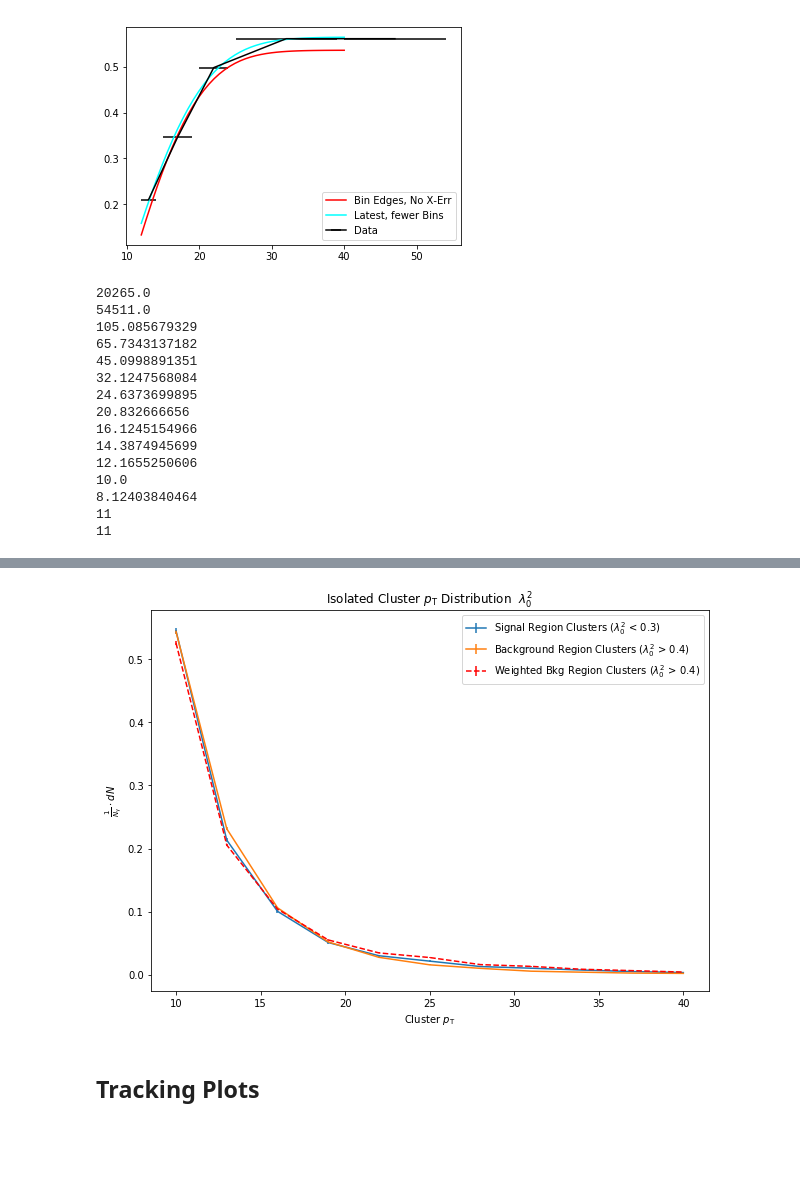
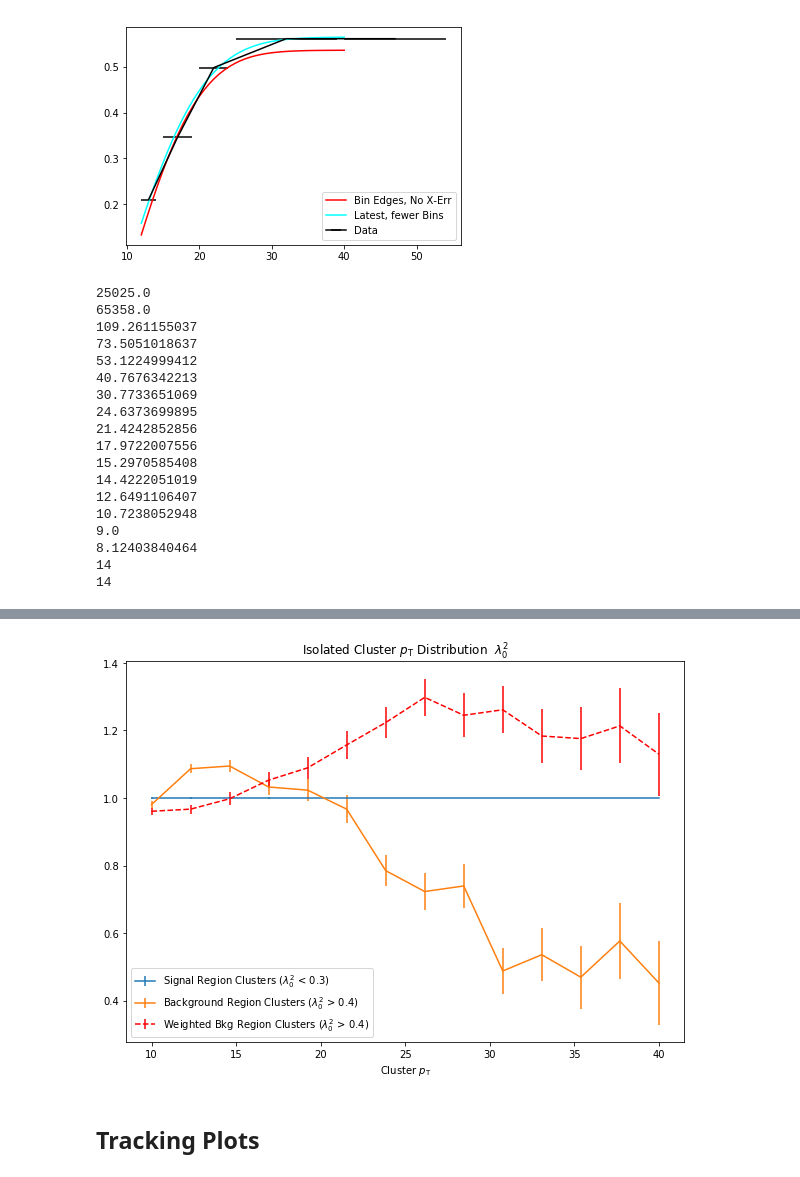
Before and after one commit to ftoralesacosta/GH_Correlations, a Jupyter notebook: Analysis_Notebooks/Projections_Pairs.ipynb, the cells around one changed output, grey strips where cells are left out. Drawn from its saved outputs; the diff is of its cells as text; code cells hidden in the pictures; blank space fills up the shorter version.

```diff
--- a/Analysis_Notebooks/Projections_Pairs.ipynb
+++ b/Analysis_Notebooks/Projections_Pairs.ipynb
@@ -544,7 +544,7 @@ Shower_Shape = "L0"
 if (Shower_Shape=="NN"):
     File = '../InputData/13f_SE_NN_Correlation.root'
 elif (Shower_Shape=="L0"):
-    File = '../InputData/zT_Rebin_8_006zT06zTOldBinNewNewPurity/13f_SE_L0_Correlation.root'
+    File = '../InputData/zT_Rebin_8_006zT06zT/13f_SE_L0_Correlation.root'
 file = ROOT.TFile(File)
 
 N_Sig_histo = file.Get("N_DNN1_Triggers_pT12_40")
@@ -554,13 +554,13 @@ N_BKG = N_BKG_histo.GetEntries()
 
 
 SIG = file.Get("Signal_pT_Dist")
-SIG.Rebin(5)
+SIG.Rebin(4)
 print(SIG.GetEntries())
 BKGD = file.Get("BKGD_pT_Dist")
-BKGD.Rebin(5)
+BKGD.Rebin(4)
 print(BKGD.GetEntries())
 BKGD_W = file.Get("BKGD_pT_Dist_Weighted")
-BKGD_W.Rebin(5)
+BKGD_W.Rebin(4)
 
 #SIG.Rebin(10)
 Signal = root_numpy.hist2array(SIG)
@@ -592,6 +592,17 @@ S_Error = S_Error/S_Scale
 B_Error = B_Error/B_Scale
 BW_Error = BW_Error/B_Scale_W
 
+
+Take_Ratios = True
+
+if Take_Ratios:
+    Background = Background/Signal
+    B_Error = np.sqrt((BW_Error/Background)**2 + (S_Error/Signal)**2)
+
+    Background_W = Background_W/Signal
+    BW_Error = np.sqrt((BW_Error/Background_W)**2 + (S_Error/Signal)**2)
+    Signal=Signal/Signal
+
 print(Signal.size)
 print(S_Error.size)
 
@@ -612,22 +623,25 @@ elif (Shower_Shape=="L0"):
     #plt.ylim(0,0.01)
 
 plt.xlabel(r'Cluster $p_{\mathrm{T}}$')
-plt.ylabel(r'$\frac{1}{N_{\gamma}}\cdot dN$')
+#plt.ylabel(r'$\frac{1}{N_{\gamma}}\cdot dN$')
 plt.legend()
 fig.savefig('pics/Cluster_pT_Weighted.pdf', bbox_inches='tight')
 # %% [output]
-20265.0
-54511.0
-105.085679329
-65.7343137182
-45.0998891351
-32.1247568084
+25025.0
+65358.0
+109.261155037
+73.5051018637
+53.1224999412
+40.7676342213
+30.7733651069
 24.6373699895
-20.832666656
-16.1245154966
-14.3874945699
-12.1655250606
-10.0
+21.4242852856
+17.9722007556
+15.2970585408
+14.4222051019
+12.6491106407
+10.7238052948
+9.0
 8.12403840464
-11
-11
+14
+14
@@ -637,4 +648,4 @@ Warning in <TH1F::Rebin>: ngroup=5 is not an exact divider of nbins=56.
-[figure, old version]
+[figure, new version]
 # %% [markdown]
 ## Tracking Plots
 # %%
```
Also changed, not shown: parts of 1 cell of this notebook, 54 other files.
